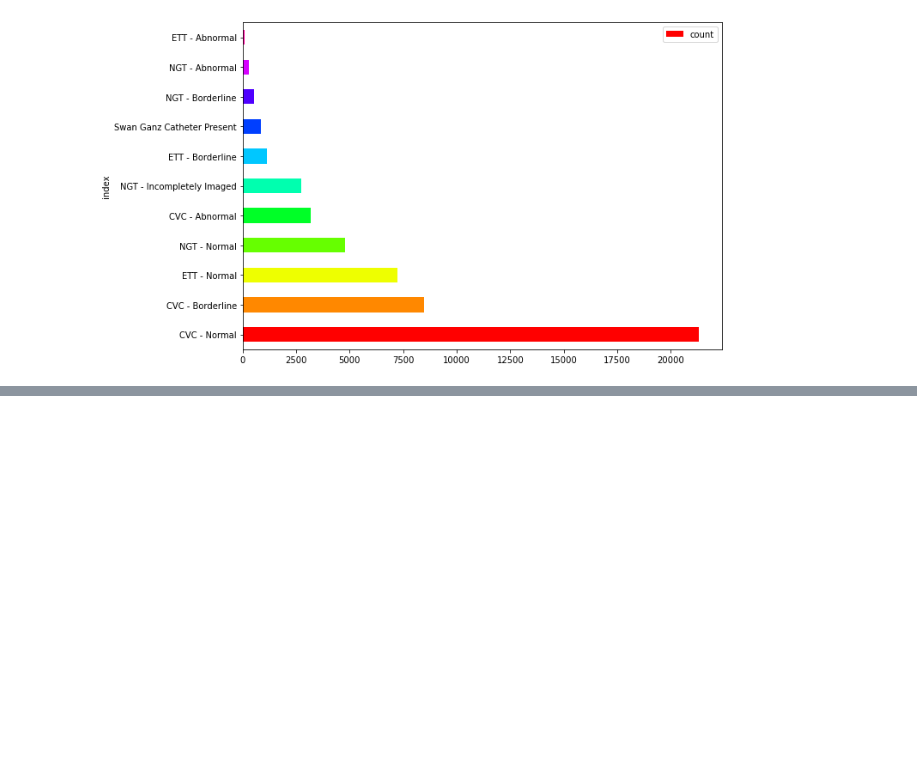
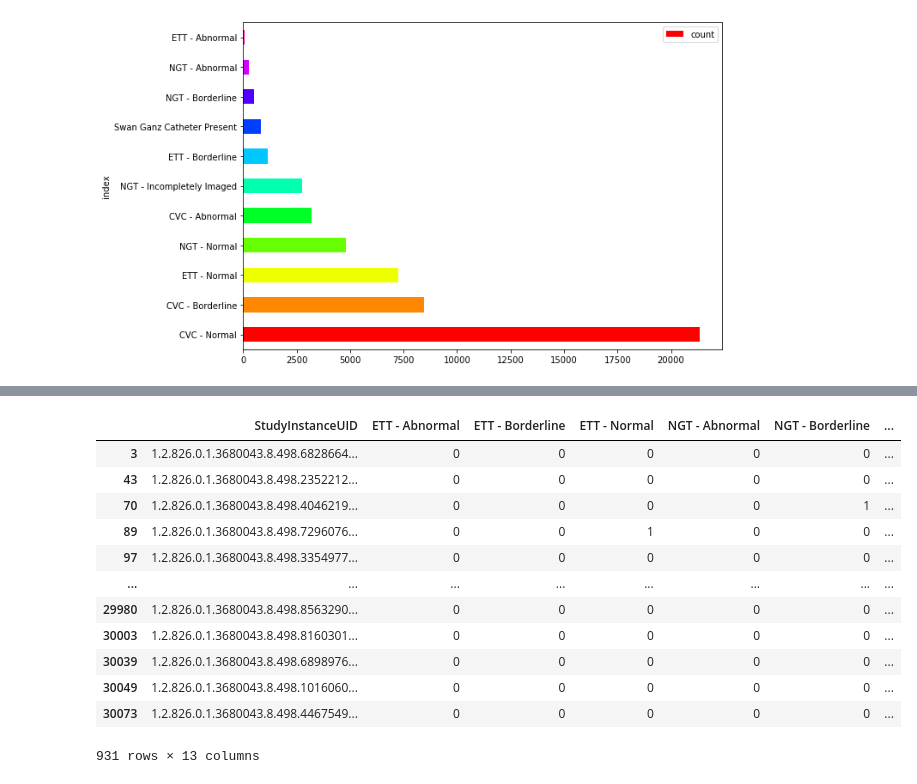
Before and after one commit to yj7082126/ranzcr-clip, a Jupyter notebook: EDA.ipynb, the cells around one changed output, grey strips where cells are left out. Saved outputs shown, nothing was run; the diff lists cells and outputs as text; code cells hidden in the pictures; blank space fills up the shorter version.

```diff
--- a/EDA.ipynb
+++ b/EDA.ipynb
@@ -113,0 +132,39 @@ AttributeError: 'Namespace' object has no attribute 'to_str'
+# %%
+total_result = []
+
+model.eval()
+with torch.no_grad():
+    for sample in tqdm(val_dataset):
+        images = sample["image"].unsqueeze(0).cuda()
+        labels = sample["label"].unsqueeze(0).cuda()
+        img_name = sample["img_name"]
+
+        y = model(images)
+        preds = y.sigmoid() > 0.5
+        preds = list(preds.cpu().numpy().astype(int))
+        gt = list(df_train.loc[
+            df_train["StudyInstanceUID"] == img_name,
+            val_dataset.target_cols].values[0])
+        result = [x == gt[i] for i, x in enumerate(preds)]
+        result.insert(0, img_name)
+        total_result.append(result)
+
+df = pd.DataFrame(total_result, columns=df_train.columns[:-2])
+# %%
+tmp = df.loc[df["CVC - Normal"] == False, ]
+tmp = df_train.loc[df_train["StudyInstanceUID"].isin(tmp["StudyInstanceUID"]), ]
+tmp
+# %% [output]
+|  | StudyInstanceUID | ETT - Abnormal | ETT - Borderline | ETT - Normal | NGT - Abnormal | NGT - Borderline | ... |
+| 3 | 1.2.826.0.1.3680043.8.498.6828664... | 0 | 0 | 0 | 0 | 0 | ... |
+| 43 | 1.2.826.0.1.3680043.8.498.2352212... | 0 | 0 | 0 | 0 | 0 | ... |
+| 70 | 1.2.826.0.1.3680043.8.498.4046219... | 0 | 0 | 0 | 0 | 1 | ... |
+| 89 | 1.2.826.0.1.3680043.8.498.7296076... | 0 | 0 | 1 | 0 | 0 | ... |
+| 97 | 1.2.826.0.1.3680043.8.498.3354977... | 0 | 0 | 0 | 0 | 0 | ... |
+| ... | ... | ... | ... | ... | ... | ... | ... |
+| 29980 | 1.2.826.0.1.3680043.8.498.8563290... | 0 | 0 | 0 | 0 | 0 | ... |
+| 30003 | 1.2.826.0.1.3680043.8.498.8160301... | 0 | 0 | 0 | 0 | 0 | ... |
+| 30039 | 1.2.826.0.1.3680043.8.498.6898976... | 0 | 0 | 0 | 0 | 0 | ... |
+| 30049 | 1.2.826.0.1.3680043.8.498.1016060... | 0 | 0 | 0 | 0 | 0 | ... |
+| 30073 | 1.2.826.0.1.3680043.8.498.4467549... | 0 | 0 | 0 | 0 | 0 | ... |
+931 rows × 13 columns
```
Also changed, not shown: parts of 5 cells of this notebook, 4 other files.
